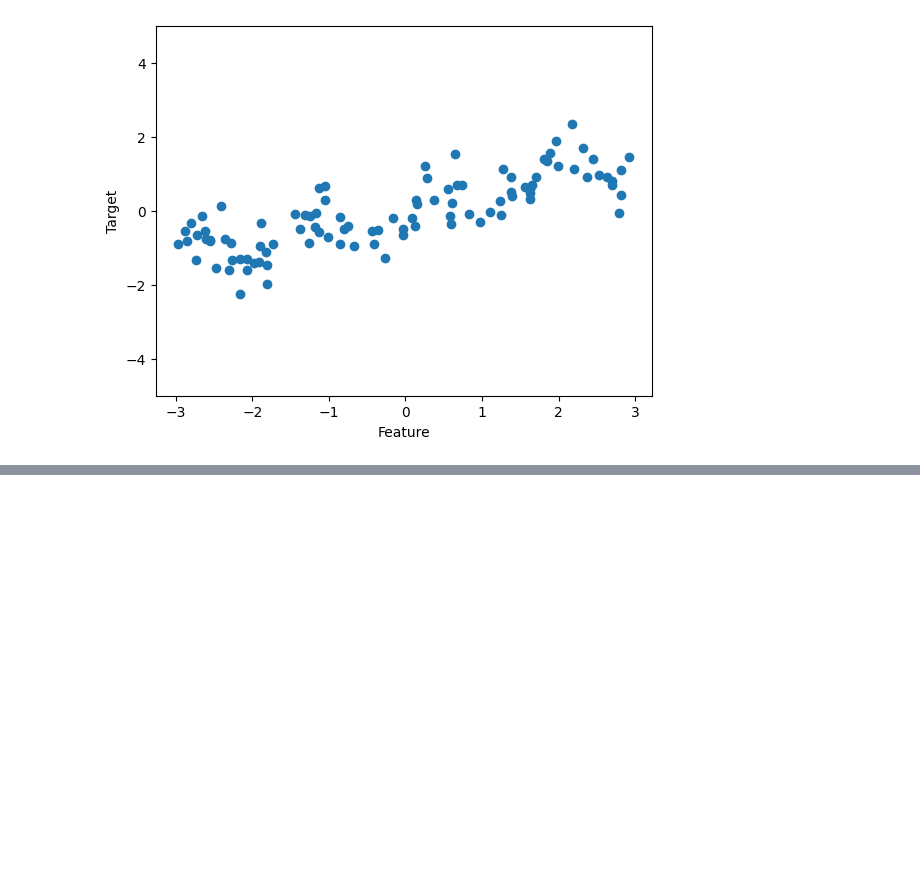
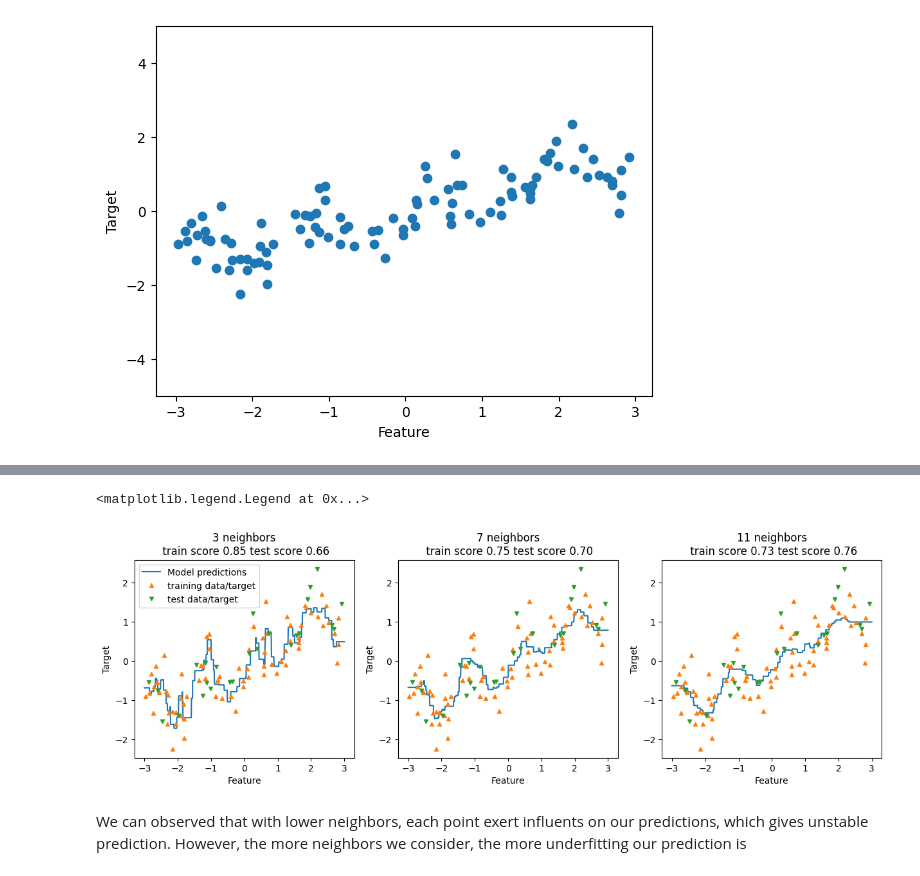
Before and after one commit to it-AVNG/ML_AI_study, a Jupyter notebook: intro2ML/chapter2/wave_datasets.ipynb, the cells around one changed output, grey strips where cells are left out. Saved outputs shown, nothing was run; the diff lists cells and outputs as text; code cells hidden in the pictures; blank space fills up the shorter version.

```diff
--- a/intro2ML/chapter2/wave_datasets.ipynb
+++ b/intro2ML/chapter2/wave_datasets.ipynb
@@ -16,0 +35,30 @@ Text(0, 0.5, 'Target')
+# %%
+X_train, X_test, y_train, y_test = train_test_split(
+    X, y, random_state=1
+)
+# %%
+fig, axes = plt.subplots(1,3, figsize=(15,4))
+# create 1000 data points, evenly spaced between -3 and 3
+line = np.linspace(-3,3, 1000).reshape(-1, 1)
+for n_neighbor, ax in zip([3, 7,11], axes):
+    reg = KNeighborsRegressor(n_neighbors=n_neighbor)
+    reg.fit(X_train, y_train)
+    ax.plot(line, reg.predict(line))
+    ax.plot(X_train, y_train, '^', markersize=4)
+    ax.plot(X_test, y_test, 'v', markersize=4)
+
+    ax.set_title(
+        "{} neighbors\n train score {:.2f} test score {:.2f}".format(
+            n_neighbor, reg.score(X_train, y_train), reg.score(X_test, y_test)
+        )
+    )
+    ax.set_xlabel("Feature")
+    ax.set_ylabel("Target")
+
+axes[0].legend(["Model predictions", "training data/target", "test data/target"],
+             loc="best")
+# %% [output]
+<matplotlib.legend.Legend at 0x...>
+[figure, added]
+# %% [markdown]
+We can observed that with lower neighbors, each point exert influents on our predictions, which gives unstable prediction. However, the more neighbors we consider, the more underfitting our prediction is
```
Also changed, not shown: parts of 6 cells of this notebook.
